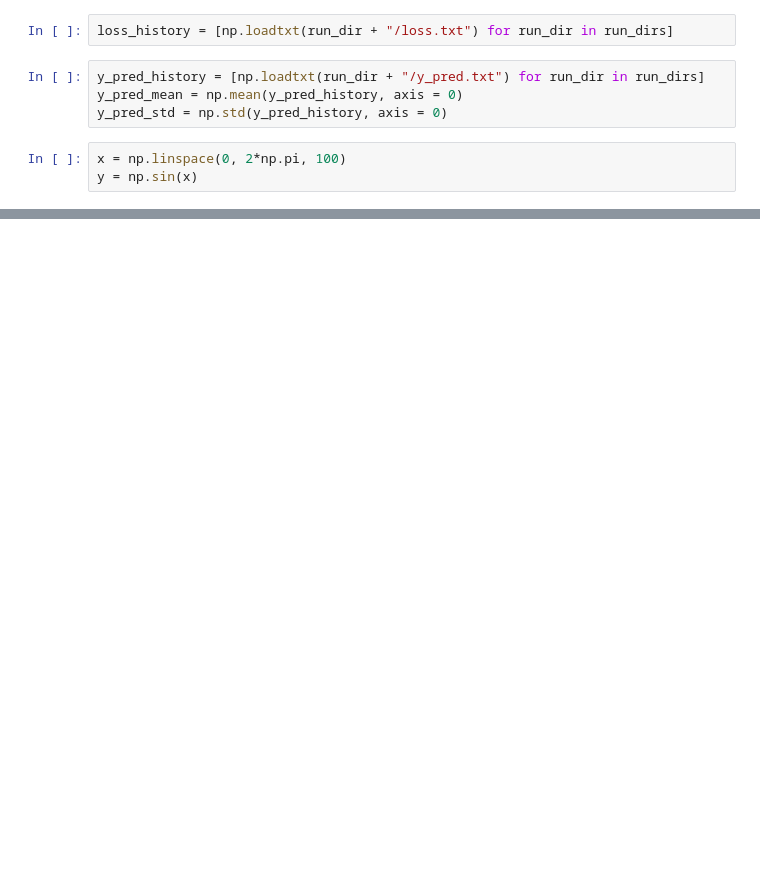
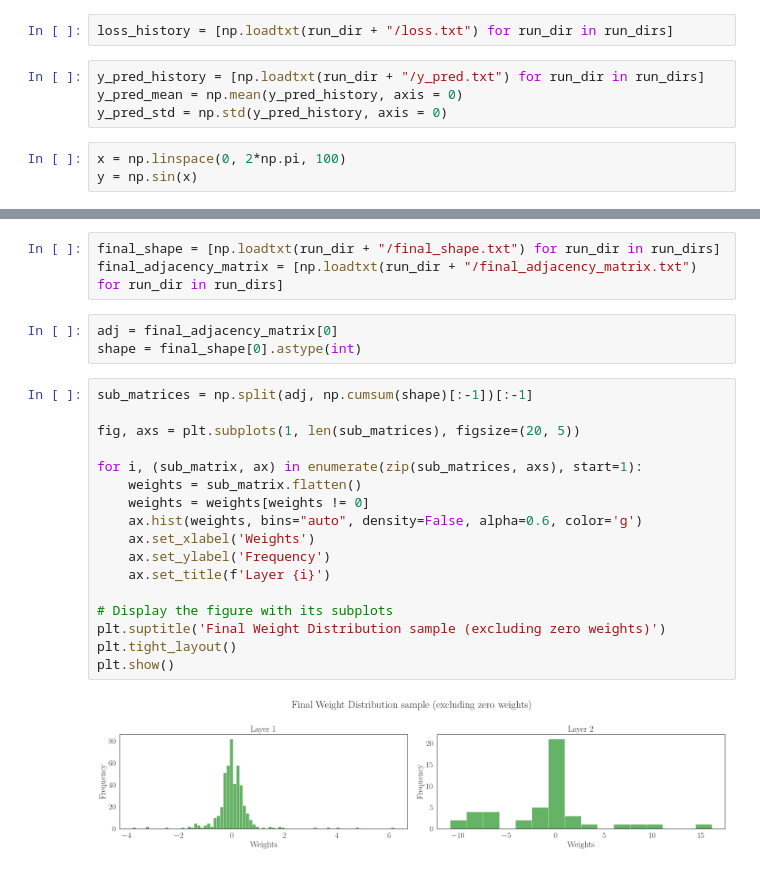
Before and after one commit to ParticularlyPythonicBS/NeuralNetworkEvolution, a Jupyter notebook: nbs/analysis/analysis.ipynb, the cells around one changed output, grey strips where cells are left out. Drawn from its saved outputs; the diff is of its cells as text; blank space fills up the shorter version.

```diff
--- a/nbs/analysis/analysis.ipynb
+++ b/nbs/analysis/analysis.ipynb
@@ -151,0 +173,25 @@ fig.tight_layout()
+# %%
+final_shape = [np.loadtxt(run_dir + "/final_shape.txt") for run_dir in run_dirs]
+final_adjacency_matrix = [np.loadtxt(run_dir + "/final_adjacency_matrix.txt") for run_dir in run_dirs]
+# %%
+adj = final_adjacency_matrix[0]
+shape = final_shape[0].astype(int)
+# %%
+sub_matrices = np.split(adj, np.cumsum(shape)[:-1])[:-1]
+
+fig, axs = plt.subplots(1, len(sub_matrices), figsize=(20, 5))
+
+for i, (sub_matrix, ax) in enumerate(zip(sub_matrices, axs), start=1):
+    weights = sub_matrix.flatten()
+    weights = weights[weights != 0]
+    ax.hist(weights, bins="auto", density=False, alpha=0.6, color='g')
+    ax.set_xlabel('Weights')
+    ax.set_ylabel('Frequency')
+    ax.set_title(f'Layer {i}')
+
+# Display the figure with its subplots
+plt.suptitle('Final Weight Distribution sample (excluding zero weights)')
+plt.tight_layout()
+plt.show()
+# %% [output]
+[figure, added]
```
Also changed, not shown: parts of 16 cells of this notebook, 24 other files.
